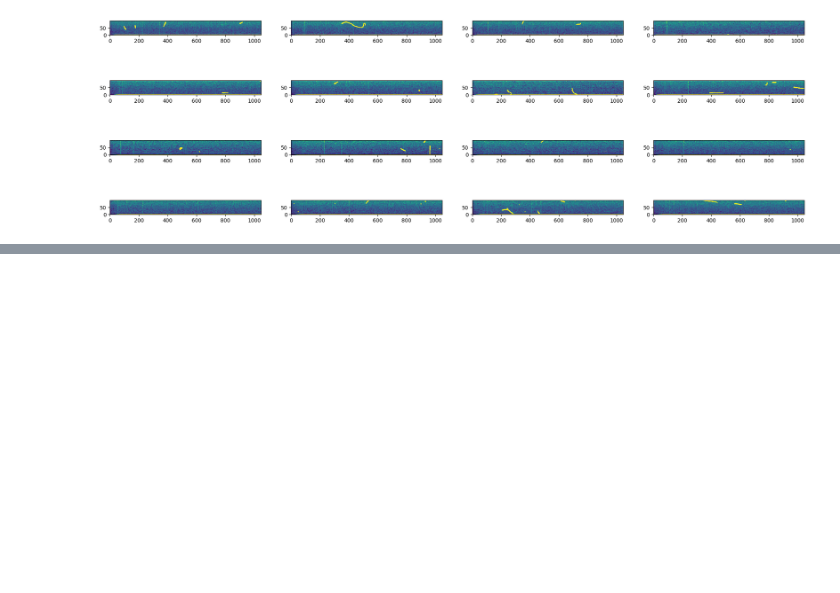
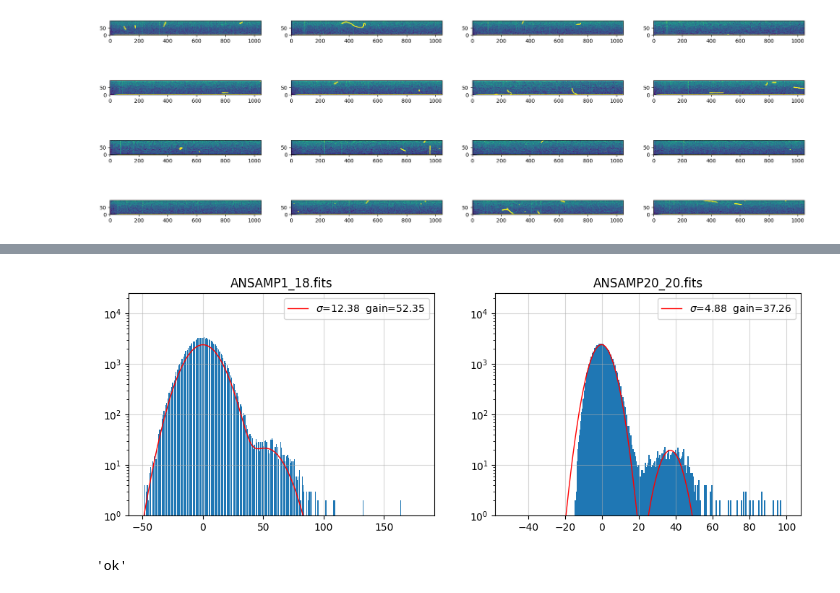
Before and after one commit to LabDet-Crio/BenchTest, a Jupyter notebook: crio_libs/nef_fitsANA.ipynb, the cells around one changed output, grey strips where cells are left out. Cells and saved outputs as stored; diff of their text form; code cells hidden in the pictures; blank space fills up the shorter version.

```diff
--- a/crio_libs/nef_fitsANA.ipynb
+++ b/crio_libs/nef_fitsANA.ipynb
@@ -141,0 +96,31 @@ array([[-234., -218., -216., ...,   50.,   59.,   71.],
+# %%
+file_1="/home/oem/datosFits/mcm_data/ansamp/fits/MCM1_Demuxed_Test_barrido_ANSAMP_exp_1s_ignorando_2muestras_ANSAMP1_18.fits"
+OHDU_File_1 = fits.open(file_1)
+
+file_2="/home/oem/datosFits/mcm_data/ansamp/fits/MCM1_Demuxed_Test_barrido_ANSAMP_exp_1s_ignorando_2muestras_ANSAMP20_20.fits"
+OHDU_File_2 = fits.open(file_2)
+
+ext_1=16
+ext_2=3
+
+try:
+    ANSAMP_1 = int(OHDU_File_1[1].header["ANSAMP"])
+except:
+    print("Not ANSAMP card detected on File 1")
+    ANSAMP_1=1
+try:
+    ANSAMP_2 = int(OHDU_File_2[1].header["ANSAMP"])
+except:
+    print("Not ANSAMP card detected on File 1")
+    ANSAMP_2=1
+
+
+dataFits_1=(OHDU_File_1[ext_1].data[active_mask])-np.median(OHDU_File_1[ext_1].data[active_mask])/ANSAMP_1
+dataFits_10=((OHDU_File_2[ext_2].data[active_mask])-np.median(OHDU_File_2[ext_2].data[active_mask]))/ANSAMP_2
+
+
+
+ana.fit2regions(dataFits_1, dataFits_10,range_1=(-50,180), range_2=(-50,100),default_2=[0,8,1000,40,200],title_1="ANSAMP1_18.fits", title_2="ANSAMP20_20.fits",saveFig=False)
+# %% [output]
+[figure, added]
+'ok'
```
Also changed, not shown: parts of 22 cells of this notebook, 4 other files.
